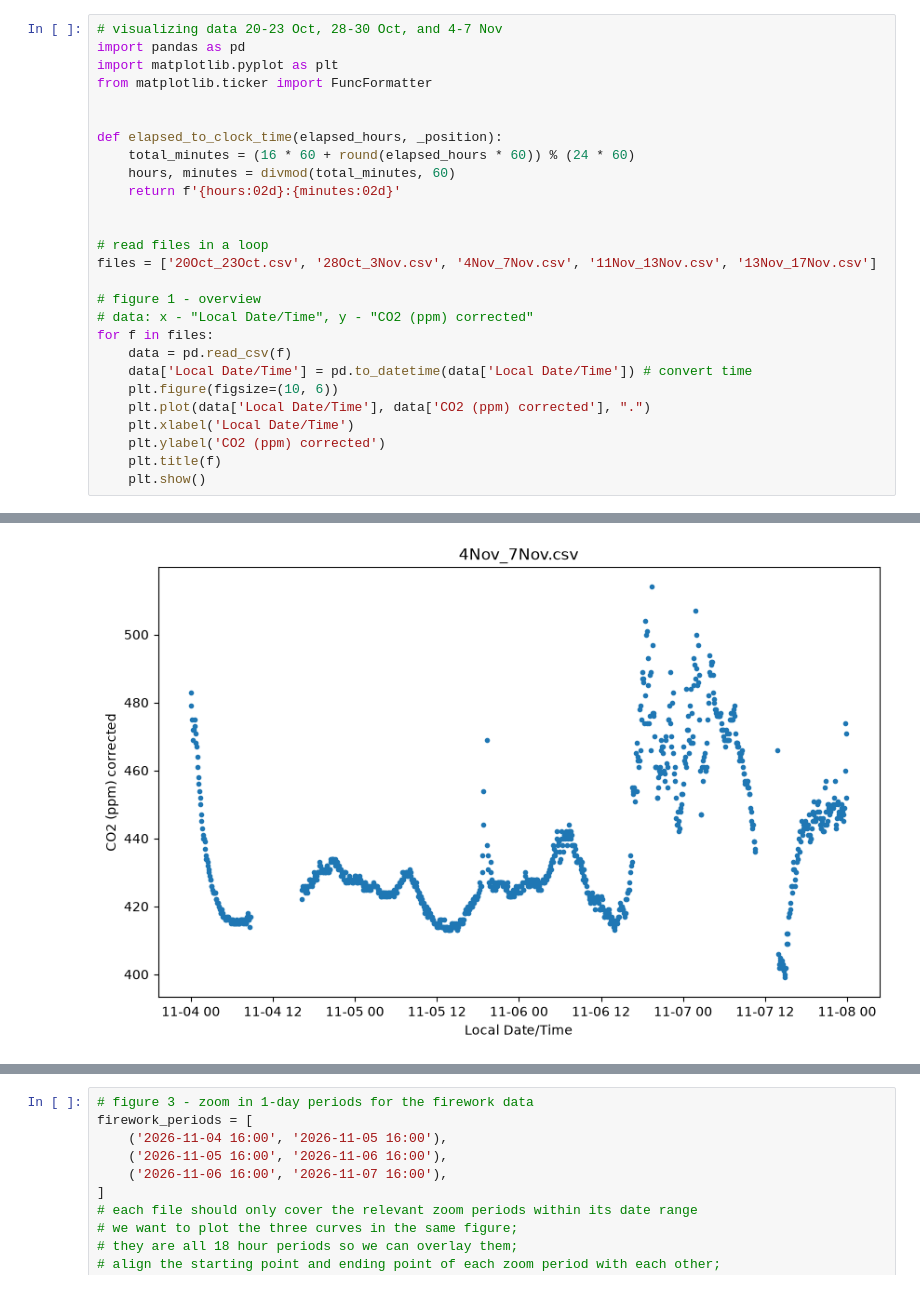
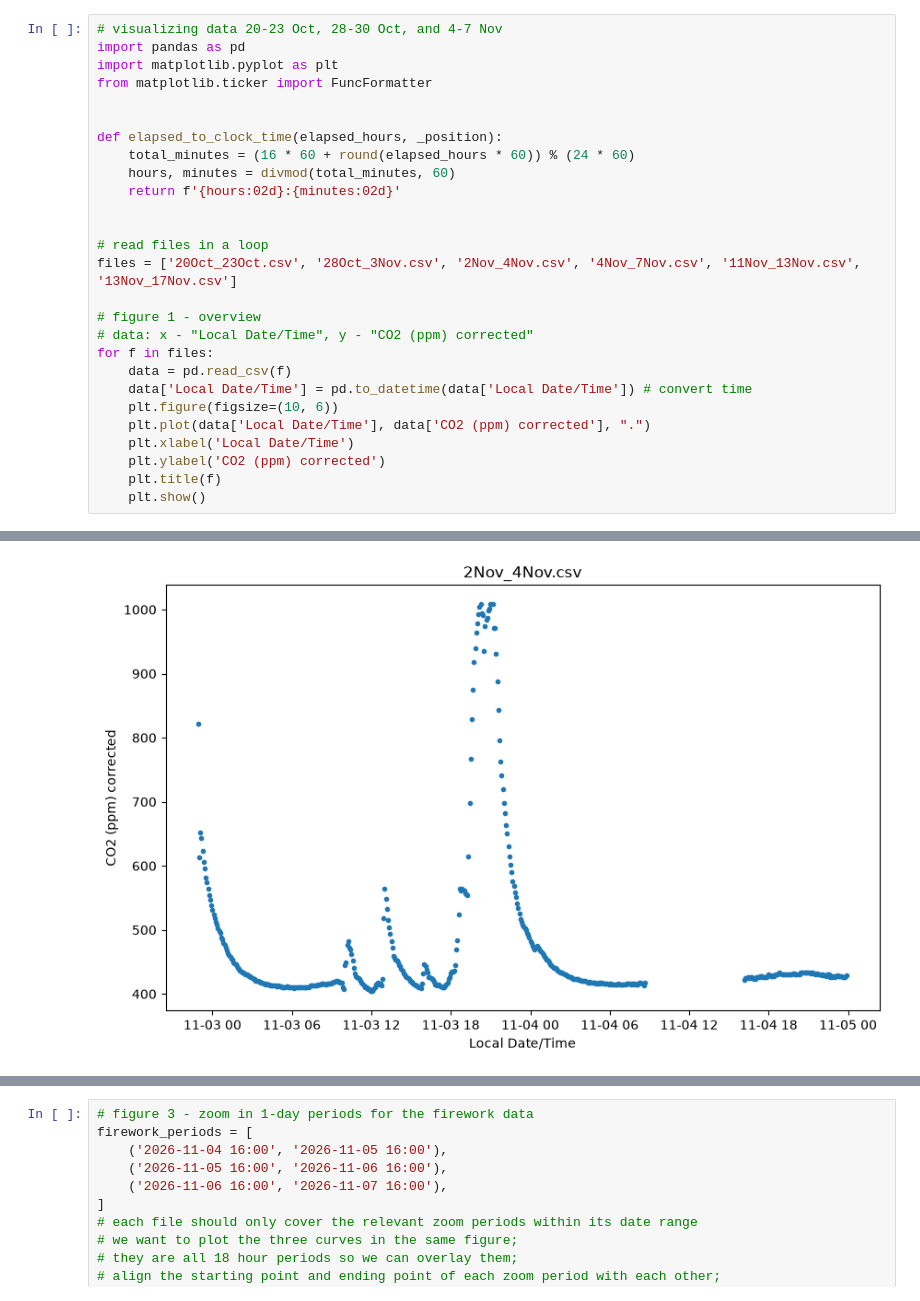
Before and after one commit to lindaccyy-stack/EDAAi, a Jupyter notebook: data_analysis.ipynb, the cells around one changed output, grey strips where cells are left out. Saved outputs shown, nothing was run; the diff lists cells and outputs as text.

Commit message:
update plot

```diff
--- a/data_analysis.ipynb
+++ b/data_analysis.ipynb
@@ -1,31 +1,31 @@
 # %%
 # visualizing data 20-23 Oct, 28-30 Oct, and 4-7 Nov
 import pandas as pd
 import matplotlib.pyplot as plt
 from matplotlib.ticker import FuncFormatter
 
 
 def elapsed_to_clock_time(elapsed_hours, _position):
     total_minutes = (16 * 60 + round(elapsed_hours * 60)) % (24 * 60)
     hours, minutes = divmod(total_minutes, 60)
     return f'{hours:02d}:{minutes:02d}'
 
 
 # read files in a loop
-files = ['20Oct_23Oct.csv', '28Oct_3Nov.csv', '4Nov_7Nov.csv', '11Nov_13Nov.csv', '13Nov_17Nov.csv']
+files = ['20Oct_23Oct.csv', '28Oct_3Nov.csv', '2Nov_4Nov.csv', '4Nov_7Nov.csv', '11Nov_13Nov.csv', '13Nov_17Nov.csv']
 
 # figure 1 - overview
 # data: x - "Local Date/Time", y - "CO2 (ppm) corrected"
 for f in files:
     data = pd.read_csv(f)
     data['Local Date/Time'] = pd.to_datetime(data['Local Date/Time']) # convert time
     plt.figure(figsize=(10, 6))
     plt.plot(data['Local Date/Time'], data['CO2 (ppm) corrected'], ".")
     plt.xlabel('Local Date/Time')
     plt.ylabel('CO2 (ppm) corrected')
     plt.title(f)
     plt.show()
 # %% [output]
 [figure]
 [figure]
-[figure, old version]
+[figure, new version]
```
Also changed, not shown: parts of 2 cells of this notebook, 1 other file.
